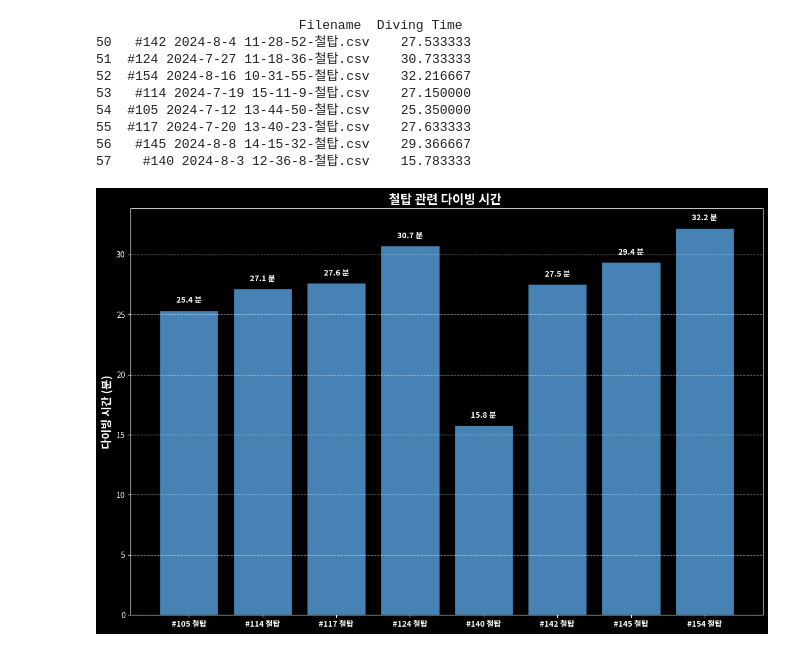
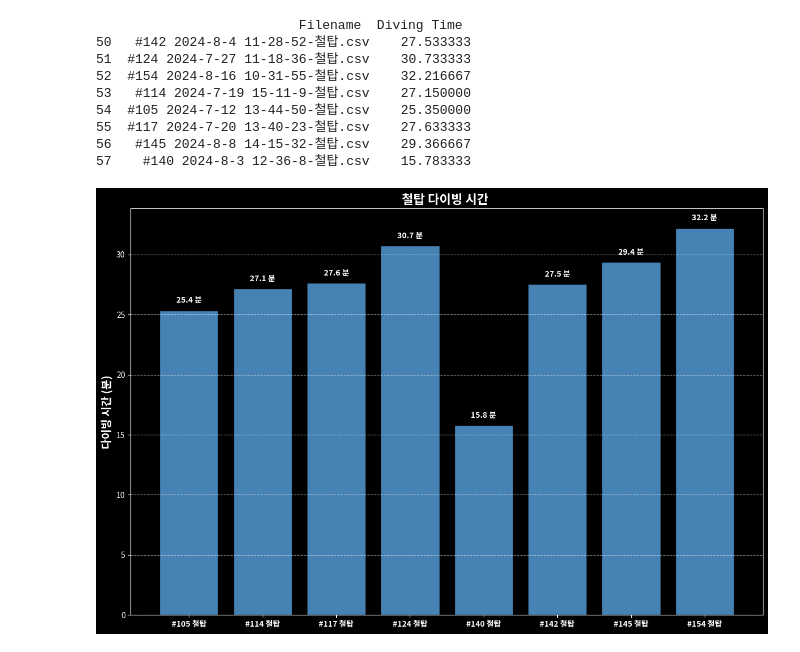
Before and after one commit to Eisenberg1113/data-analysis, a Jupyter notebook: main.ipynb, the cells around one changed output. Drawn from its saved outputs; the diff is of its cells as text; code cells hidden in the pictures.

```diff
--- a/main.ipynb
+++ b/main.ipynb
@@ -357,32 +357,32 @@ plt.bar(
     edgecolor='black'
 )
 
 # 막대 위에 값 표시
 for index, value in enumerate(filtered_diving_times["Diving Time"]):
     plt.text(
         index,          # x 좌표: 막대의 중심
         value + 0.5,    # y 좌표: 막대 위 약간의 여백
         f'{value:.1f} 분',  # 표시할 텍스트
         ha='center',    # 수평 정렬: 중앙
         va='bottom',    # 수직 정렬: 아래
         fontsize=10,    # 글자 크기
         color='white',  # 글자 색상
         fontweight='bold'  # 글자 굵기
     )
 
 # 축 및 제목 설정
 
 plt.ylabel('다이빙 시간 (분)', fontsize=14, fontweight='bold')
-plt.title('철탑 관련 다이빙 시간 ', fontsize=16, fontweight='bold')
+plt.title('철탑 다이빙 시간 ', fontsize=16, fontweight='bold')
 
 # x축 레이블 가독성 향상을 위한 회전
 plt.xticks(fontsize=10, ha='center', fontweight='bold')
 
 # 그리드 추가 및 레이아웃 조정
 plt.grid(axis='y', linestyle='--', alpha=0.7)
 plt.tight_layout()
 
 # 그래프 표시
 plt.show()
 # %% [output]
-[figure, old version]
+[figure, new version]
```
Also changed, not shown: parts of 1 cell of this notebook, 6 other files.
